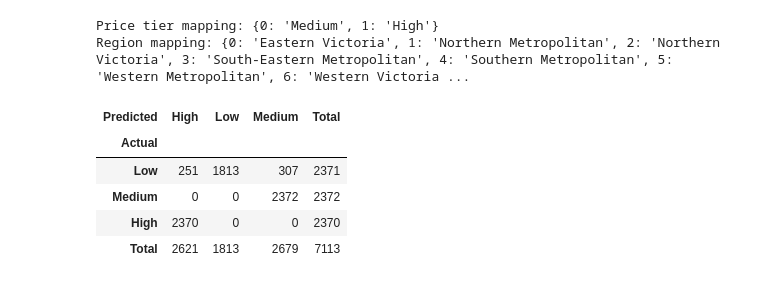
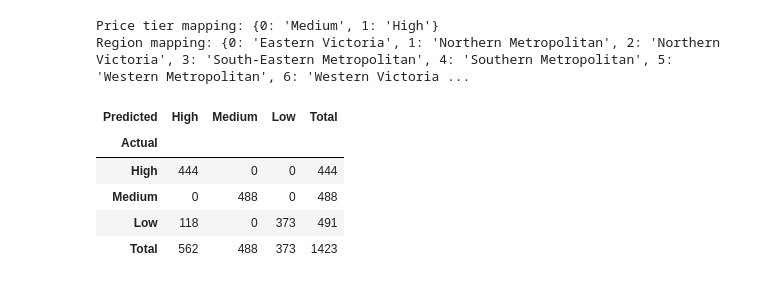
Before and after one commit to VinceGarcia11/Melbourne_Housing, a Jupyter notebook: Data_Mining.ipynb, the cells around one changed output. Saved outputs shown, nothing was run; the diff lists cells and outputs as text; code cells hidden in the pictures.

```diff
--- a/Data_Mining.ipynb
+++ b/Data_Mining.ipynb
@@ -307,22 +210,27 @@ print("Region mapping:", X_region_ind_dict)
 # %% [output]
 Price tier mapping: {0: 'Medium', 1: 'High'}
 Region mapping: {0: 'Eastern Victoria', 1: 'Northern Metropolitan', 2: 'Northern Victoria', 3: 'South-Eastern Metropolitan', 4: 'Southern Metropolitan', 5: 'Western Metropolitan', 6: 'Western Victoria ...
-# %%
-Y = house['price_tier']
-nb_01 = MultinomialNB().fit(X, Y)
-
-X_price_ind_test = pd.get_dummies(house['price_tier'], drop_first=True).astype(float)
-X_region_ind_test = pd.get_dummies(house['Regionname'], drop_first=True).astype(float)
-
-X_test = pd.concat((X_price_ind_test, X_region_ind_test), axis=1)
-
-Y_predicted = nb_01.predict(X_test)
-Y_predicted = pd.crosstab(house['price_tier'], Y_predicted, rownames=['Actual'], colnames=['Predicted'])
-Y_predicted['Total'] = Y_predicted.sum(axis=1); Y_predicted.loc['Total'] = Y_predicted.sum(); Y_predicted
-# %% [output]
-| Predicted | High | Low | Medium | Total |
-| Actual |  |  |  |  |
-| Low | 251 | 1813 | 307 | 2371 |
-| Medium | 0 | 0 | 2372 | 2372 |
-| High | 2370 | 0 | 0 | 2370 |
-| Total | 2621 | 1813 | 2679 | 7113 |
+# %%
+Y = house['price_tier']
+X_train, X_test = train_test_split(X, test_size = 0.20, random_state = 42)
+Y_train, Y_test = train_test_split(Y, test_size = 0.20, random_state = 42)
+# %%
+nb_01 = MultinomialNB().fit(X_train, Y_train)
+
+Y_predicted = nb_01.predict(X_test)
+Y_predicted = pd.crosstab(Y_test, Y_predicted, rownames=['Actual'], colnames=['Predicted']) #simplified with the help of Gemini AI
+# Reverse the order of rows
+Y_predicted = Y_predicted.iloc[::-1] #assisted by Gemini AI
+Y_predicted['Total'] = Y_predicted.sum(axis=1); Y_predicted.loc['Total'] = Y_predicted.sum()
+# Reorder columns to switch 'High' and 'Low'
+new_column_order = ['High', 'Medium', 'Low', 'Total']  #assisted by Gemini AI
+Y_predicted = Y_predicted[new_column_order] #assisted by Gemini AI
+
+Y_predicted
+# %% [output]
+| Predicted | High | Medium | Low | Total |
+| Actual |  |  |  |  |
+| High | 444 | 0 | 0 | 444 |
+| Medium | 0 | 488 | 0 | 488 |
+| Low | 118 | 0 | 373 | 491 |
+| Total | 562 | 488 | 373 | 1423 |
```
Also changed, not shown: parts of 34 cells of this notebook.
